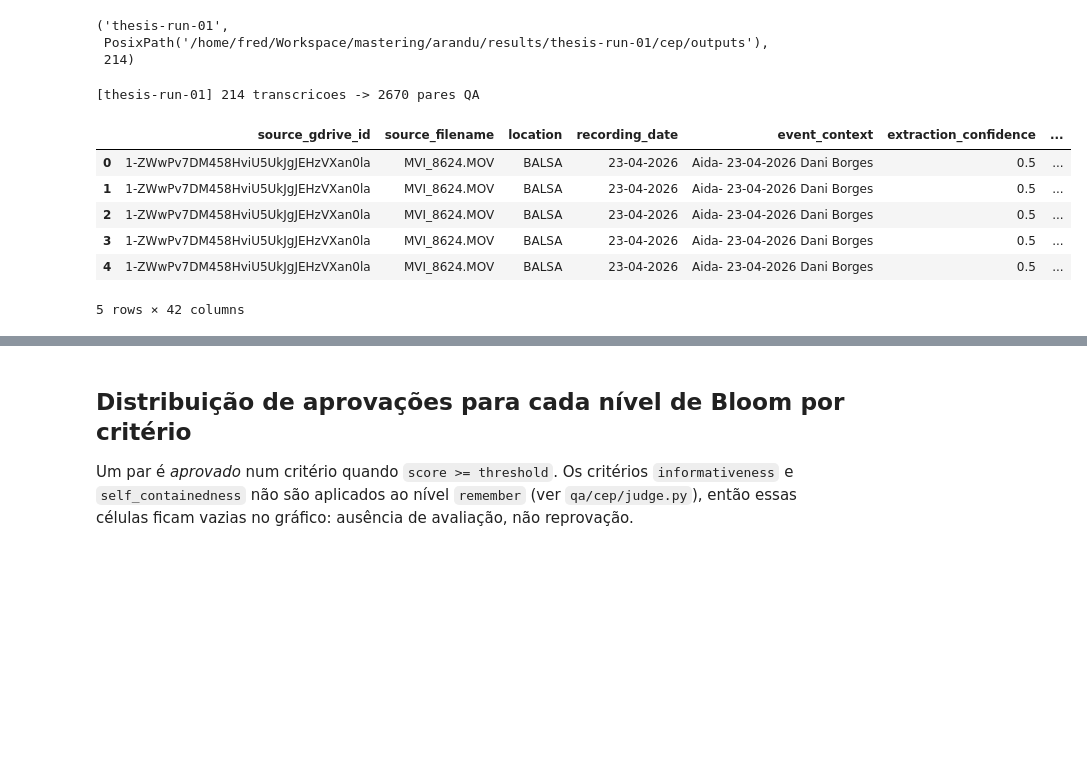
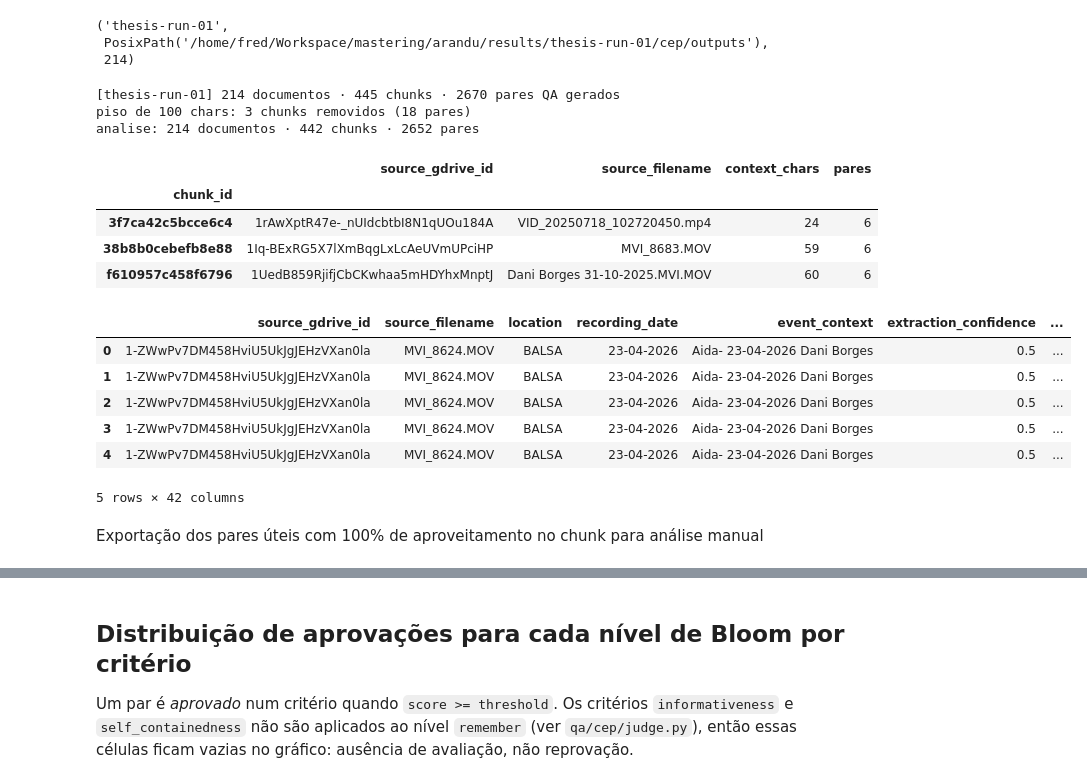
Before and after one commit to FredDsR/arandu, a Jupyter notebook: notebooks/bloom.ipynb, the cells around one changed output, grey strips where cells are left out. Saved outputs shown, nothing was run; the diff lists cells and outputs as text; code cells hidden in the pictures; blank space fills up the shorter version.

```diff
--- a/notebooks/bloom.ipynb
+++ b/notebooks/bloom.ipynb
@@ -63,6 +71,15 @@ CEP_DIR = cep_outputs_dir()
 # Campos de texto longo descartados do DataFrame (ficam so como tamanho).
 HEAVY_FIELDS = ("context", "generation_prompt", "generation_thinking")
 
+# Piso de tamanho de chunk. O chunker `cep_4k` fatia em janelas de 4000
+# caracteres e emite o resto sem piso, entao a cauda tem chunks de 24 a 60
+# caracteres. Nenhum deles e documento curto: sao sobras de documentos
+# saudaveis (o menor documento do corpus tem 215 caracteres). Como o gerador
+# pede a escada de Bloom completa de qualquer chunk, esses restos entram na
+# contagem sem base textual para sustentar um par, e os aprovados que produzem
+# sao eco do bloco de metadados. Ficam fora de toda a analise.
+MIN_CHUNK_CHARS = 100
+
 CEP_FILES = sorted(CEP_DIR.glob("*_cep_qa.json"))
 print(f"runs com saida CEP: {available_runs()}")
 RUN_ID, CEP_DIR, len(CEP_FILES)
@@ -162,13 +213,36 @@ def load_cep_pairs(cep_dir: Path | None = None) -> pd.DataFrame:
 # %%
-df = load_cep_pairs()
-print(f"[{RUN_ID}] {df['source_gdrive_id'].nunique()} transcricoes -> {len(df)} pares QA")
+bruto = load_cep_pairs()
+df, chunks_descartados = drop_tiny_chunks(bruto)
+
+print(f"[{RUN_ID}] {bruto['source_gdrive_id'].nunique()} documentos"
+      f" · {bruto['chunk_id'].nunique()} chunks · {len(bruto)} pares QA gerados")
+print(f"piso de {MIN_CHUNK_CHARS} chars: {len(chunks_descartados)} chunks removidos"
+      f" ({int(chunks_descartados['pares'].sum())} pares)")
+print(f"analise: {df['source_gdrive_id'].nunique()} documentos"
+      f" · {df['chunk_id'].nunique()} chunks · {len(df)} pares")
+
+# Todo chunk removido tem irmaos no mesmo documento, entao nenhum documento
+# sai do corpus com o filtro. Se essa contagem mudar, o piso passou a descartar
+# documento inteiro e a decisao precisa ser revista.
+assert df["source_gdrive_id"].nunique() == bruto["source_gdrive_id"].nunique()
+
+display(chunks_descartados)
 df.head()
 # %% [output]
-[thesis-run-01] 214 transcricoes -> 2670 pares QA
+[thesis-run-01] 214 documentos · 445 chunks · 2670 pares QA gerados
+piso de 100 chars: 3 chunks removidos (18 pares)
+analise: 214 documentos · 442 chunks · 2652 pares
-|  | source_gdrive_id | source_filename | location | recording_date | event_context | extraction_confidence | ... |
-| 0 | 1-ZWwPv7DM458HviU5UkJgJEHzVXan0la | MVI_8624.MOV | BALSA | 23-04-2026 | Aida- 23-04-2026 Dani Borges | 0.5 | ... |
-| 1 | 1-ZWwPv7DM458HviU5UkJgJEHzVXan0la | MVI_8624.MOV | BALSA | 23-04-2026 | Aida- 23-04-2026 Dani Borges | 0.5 | ... |
-| 2 | 1-ZWwPv7DM458HviU5UkJgJEHzVXan0la | MVI_8624.MOV | BALSA | 23-04-2026 | Aida- 23-04-2026 Dani Borges | 0.5 | ... |
-| 3 | 1-ZWwPv7DM458HviU5UkJgJEHzVXan0la | MVI_8624.MOV | BALSA | 23-04-2026 | Aida- 23-04-2026 Dani Borges | 0.5 | ... |
-| 4 | 1-ZWwPv7DM458HviU5UkJgJEHzVXan0la | MVI_8624.MOV | BALSA | 23-04-2026 | Aida- 23-04-2026 Dani Borges | 0.5 | ... |
+|  | source_gdrive_id | source_filename | context_chars | pares |
+| chunk_id |  |  |  |  |
+| 3f7ca42c5bcce6c4 | 1rAwXptR47e-_nUIdcbtbI8N1qUOu184A | VID_20250718_102720450.mp4 | 24 | 6 |
+| 38b8b0cebefb8e88 | 1Iq-BExRG5X7lXmBqgLxLcAeUVmUPciHP | MVI_8683.MOV | 59 | 6 |
+| f610957c458f6796 | 1UedB859RjifjCbCKwhaa5mHDYhxMnptJ | Dani Borges 31-10-2025.MVI.MOV | 60 | 6 |
+|  | source_gdrive_id | source_filename | location | recording_date | event_context | extraction_confidence | ... |
+| 0 | 1-ZWwPv7DM458HviU5UkJgJEHzVXan0la | MVI_8624.MOV | BALSA | 23-04-2026 | Aida- 23-04-2026 Dani Borges | 0.5 | ... |
+| 1 | 1-ZWwPv7DM458HviU5UkJgJEHzVXan0la | MVI_8624.MOV | BALSA | 23-04-2026 | Aida- 23-04-2026 Dani Borges | 0.5 | ... |
+| 2 | 1-ZWwPv7DM458HviU5UkJgJEHzVXan0la | MVI_8624.MOV | BALSA | 23-04-2026 | Aida- 23-04-2026 Dani Borges | 0.5 | ... |
+| 3 | 1-ZWwPv7DM458HviU5UkJgJEHzVXan0la | MVI_8624.MOV | BALSA | 23-04-2026 | Aida- 23-04-2026 Dani Borges | 0.5 | ... |
+| 4 | 1-ZWwPv7DM458HviU5UkJgJEHzVXan0la | MVI_8624.MOV | BALSA | 23-04-2026 | Aida- 23-04-2026 Dani Borges | 0.5 | ... |
 5 rows × 42 columns
+# %% [markdown]
+Exportação dos pares úteis com 100% de aproveitamento no chunk para análise manual
```
Also changed, not shown: parts of 21 cells of this notebook, 1 other file.
